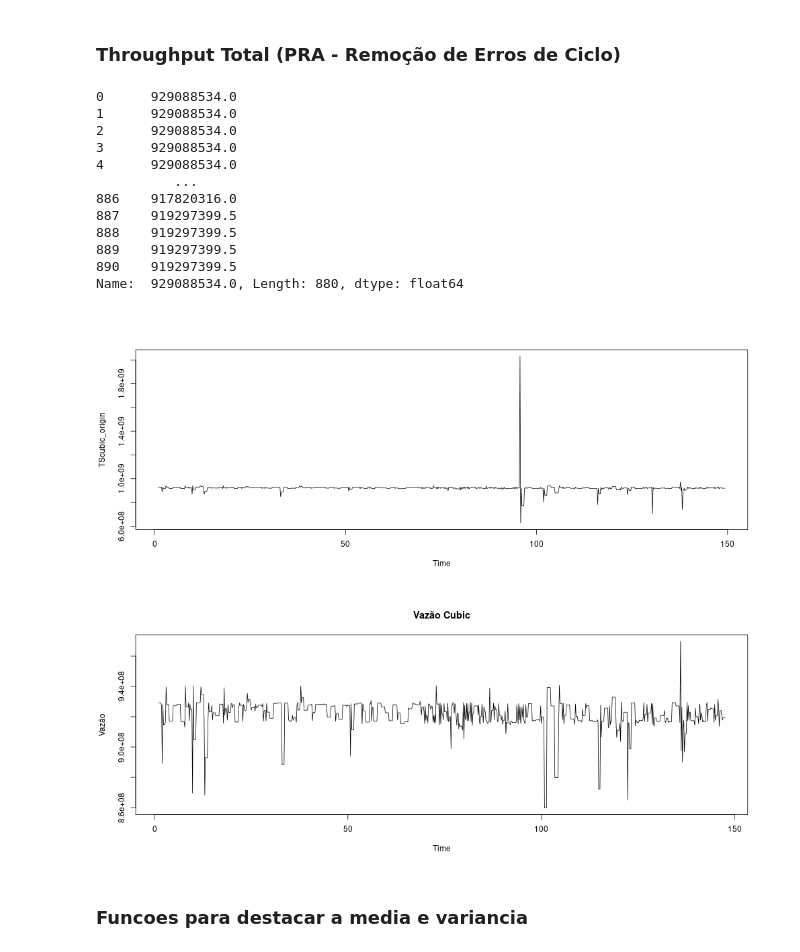
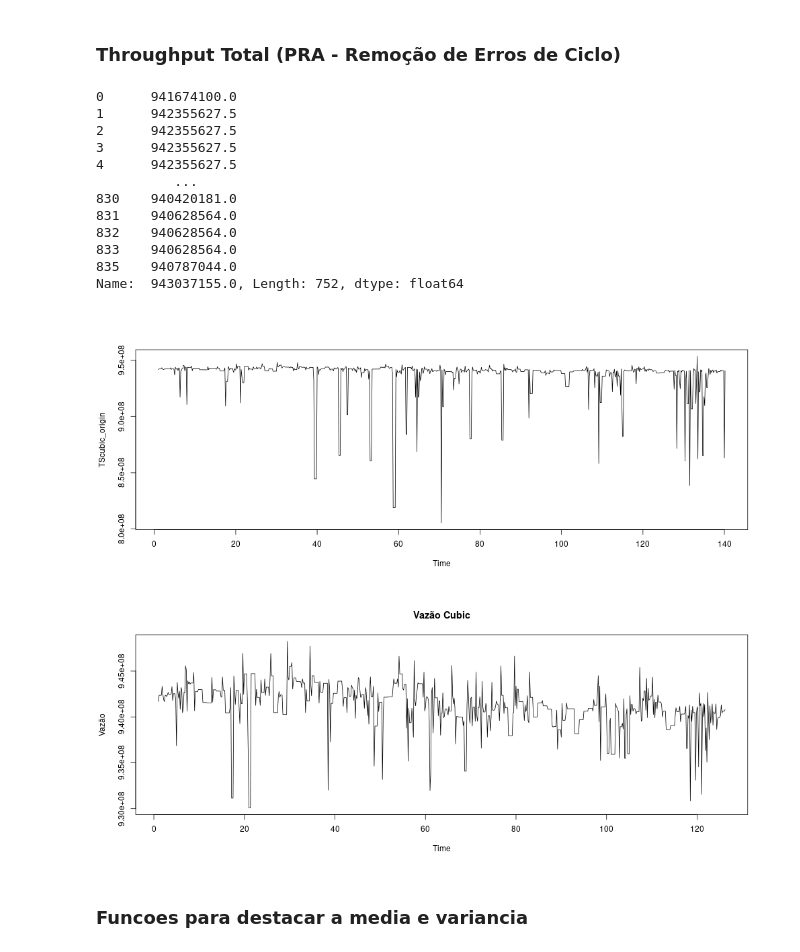
Before and after one commit to LarcesUece/UECE-RNP-PMon2022, a Jupyter notebook: Analise_Cubic_CE-SP_Vazao.ipynb, the cells around one changed output. Cells and saved outputs as stored; diff of their text form; code cells hidden in the pictures.

```diff
--- a/Analise_Cubic_CE-SP_Vazao.ipynb
+++ b/Analise_Cubic_CE-SP_Vazao.ipynb
@@ -162,47 +162,48 @@ request_atraso("atraso", "monipe-ce-atraso.rnp.br",
 # %% [markdown]
 ### Throughput Total (PRA - Remoção de Erros de Ciclo)
 # %%
-TS = pd.read_csv(r'vazao/bbr esmond data 10-18-2022.csv')
-TS2 = pd.read_csv(r'vazao/bbr esmond data 10-18-2022.csv')
+TS = pd.read_csv(r'vazao/cubic esmond data 10-18-2022.csv')
+TS2 = pd.read_csv(r'vazao/cubic esmond data 10-18-2022.csv')
 
 TS = TS.iloc[:, 1]
 for i in range(len(TS)):
-    if TS[i] < 850000000:
+    if TS[i] < 930000000:
         TS = TS.drop(i)
         continue
-    if TS[i] > 1000000000:
+    if TS[i] > 950000000:
         TS = TS.drop(i)
         continue
 print(TS)
 # %% [output]
-0      929088534.0
-1      929088534.0
-2      929088534.0
-3      929088534.0
-4      929088534.0
+0      941674100.0
+1      942355627.5
+2      942355627.5
+3      942355627.5
+4      942355627.5
           ...
-886    917820316.0
-887    919297399.5
-888    919297399.5
-889    919297399.5
-890    919297399.5
-Name:  929088534.0, Length: 880, dtype: float64
+830    940420181.0
+831    940628564.0
+832    940628564.0
+833    940628564.0
+835    940787044.0
+Name:  943037155.0, Length: 752, dtype: float64
 # %%
 %%R -i TS -i TS2 -h 400 -w 1000 -o TScubic
 
 TS_R = TS
 TS_R2 = TS2
+
+TScubic_origin = ts(TS_R2[,2], start = c(1, 1), frequency = 6)
 TScubic = ts(TS_R, start = c(1, 1), frequency = 6)
-TScubic_origin = ts(TS_R2[,2], start = c(1, 1), frequency = 1)
-TScubic_clean = tsclean(TScubic)
+#TScubic_clean = tsclean(TScubic)
 
 #par (mfrow = c(2,1))
 plot(TScubic_origin)
 plot(TScubic, main = "Vazão Cubic", ylab = "Vazão")
 #plot(TScubic_clean, main = "Vazão Cubic", ylab = "Vazão")
 # %% [output]
-[figure, old version]
+[figure, new version]
-[figure, old version]
+[figure, new version]
 # %%
 %%R
 
```
Also changed, not shown: parts of 26 cells of this notebook.
